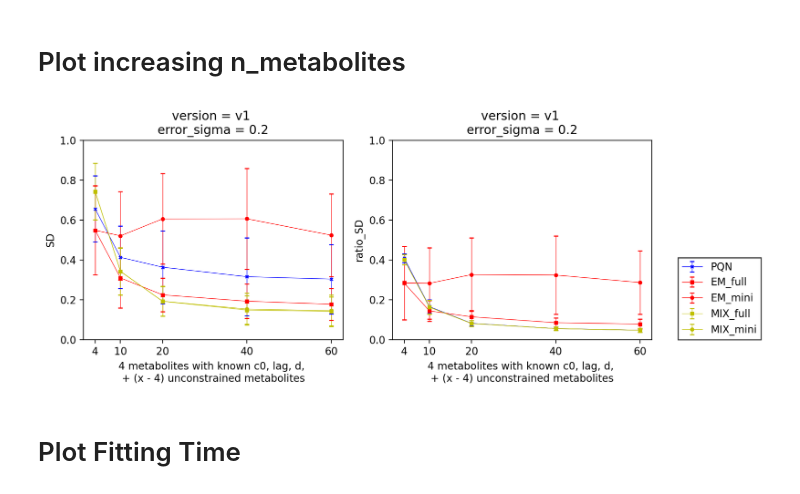
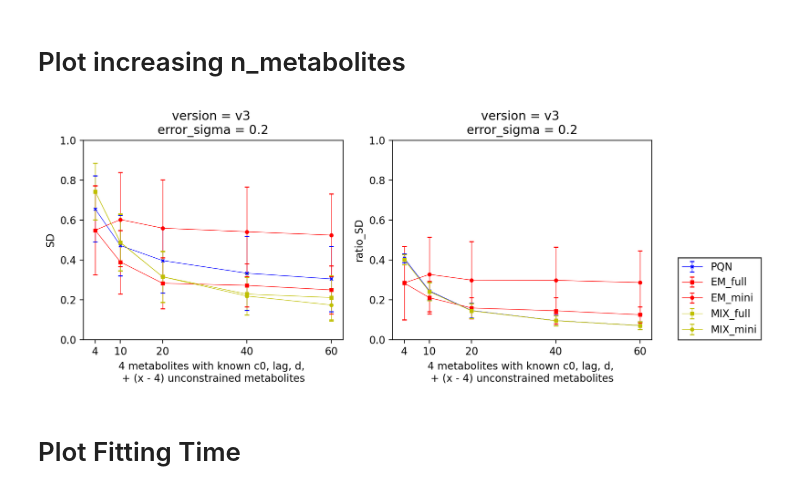
Before and after one commit to Gotsmy/sweat_normalization, a Jupyter notebook: synthetic_data/Simulation_Analysis.ipynb, the cells around one changed output. Drawn from its saved outputs; the diff is of its cells as text; code cells hidden in the pictures.

```diff
--- a/synthetic_data/Simulation_Analysis.ipynb
+++ b/synthetic_data/Simulation_Analysis.ipynb
@@ -162,15 +162,15 @@ def plot_points(diagnosis_name,results_sv):
 # load data
 error_sigma   = .2
 n_metabolites = 60
-path          = 'v2'
-base          = '/home/users/mgotsmy/paper_gits/211109_sweat_normalization_github/sweat_normalization/simulation_results'
+path          = 'v3'
+base          = '/home/users/mgotsmy/paper_gits/211109_sweat_normalization_github/sweat_normalization/synthetic_data/simulation_results'
 with open(f'{base}/{path}_e_{error_sigma}_n_{n_metabolites}.pkl','rb') as file:
     results_time,results_sv,results_model,raw_values = pickle.load(file)
 
 plt.figure(dpi=200,figsize=(4,4))
 plt.title('version = {} \nerror_sigma = {:.1f}\nn_metabolites = {}'.format(path,error_sigma,n_metabolites))
 
-diagnosis_name = 'relative_SD'
+diagnosis_name = 'SD'
 nr = plot_performance(diagnosis_name,results_sv)
 plt.ylabel(diagnosis_name)
 plt.plot(0,0,color='b',label='PQN')
@@ -192,8 +192,8 @@ MIX_mini   mean = 0.180 std = 0.059
 # %%
 # load data
 error_sigma   = .2
-path          = 'v1'
-base          = '/home/users/mgotsmy/paper_gits/211109_sweat_normalization_github/sweat_normalization/simulation_results'
+path          = 'v3'
+base          = '/home/users/mgotsmy/paper_gits/211109_sweat_normalization_github/sweat_normalization/synthetic_data/simulation_results'
 n_metabolites_list = np.array([4,10,20,40,60])
 markers = ['x','s','o','s','o']
 colors  = ['b','r','r','y','y']
@@ -222,34 +222,34 @@ for nr, label in enumerate(methods):
 plt.xlabel('4 metabolites with known c0, lag, d, \n+ (x - 4) unconstrained metabolites')
 plt.xticks(n_metabolites_list)
 plt.ylim(0,1)
 
 ######## Subplot 2
 plt.subplot(122)
 plt.title('version = {} \nerror_sigma = {:.1f}'.format(path,error_sigma))
 diagnosis_name = 'ratio_SD'
 plt.ylabel(f'{diagnosis_name}')
 points = []
 stds   = []
 for n_metabolites in n_metabolites_list:
     with open(f'{base}/{path}_e_{error_sigma}_n_{n_metabolites}.pkl','rb') as file:
         results_time,results_sv,results_model,raw_values = pickle.load(file)
     tmp, std = plot_points(diagnosis_name,results_sv)
     points.append(tmp)
     stds.append(std)
 points = np.array(points)
 stds = np.array(stds)
 for nr, label in enumerate(methods):
     plt.errorbar(n_metabolites_list,points[:,nr],yerr=stds[:,nr],color=colors[nr],marker=markers[nr],linewidth=.5,capsize=2,label=label,markersize=3)
 plt.xlabel('4 metabolites with known c0, lag, d, \n+ (x - 4) unconstrained metabolites')
 plt.xticks(n_metabolites_list)
 plt.ylim(0,1)
 
 ######## Concluding Commands
 plt.legend(loc=(1.1,0),edgecolor='k',fancybox=False)
 plt.tight_layout()
 plt.show()
 # %% [output]
-[figure, old version]
+[figure, new version]
 # %% [markdown]
 # Plot Fitting Time
 # %%
```
Also changed, not shown: parts of 1 cell of this notebook, 6 other files.
